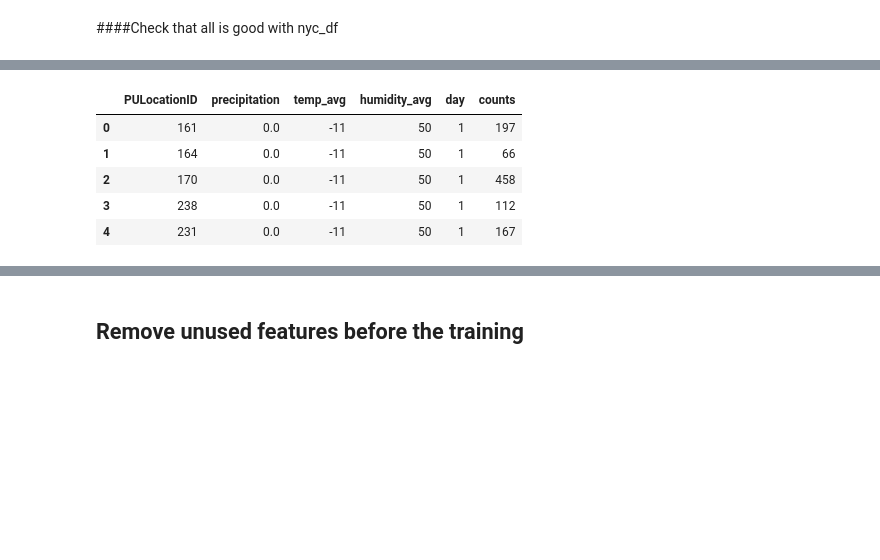
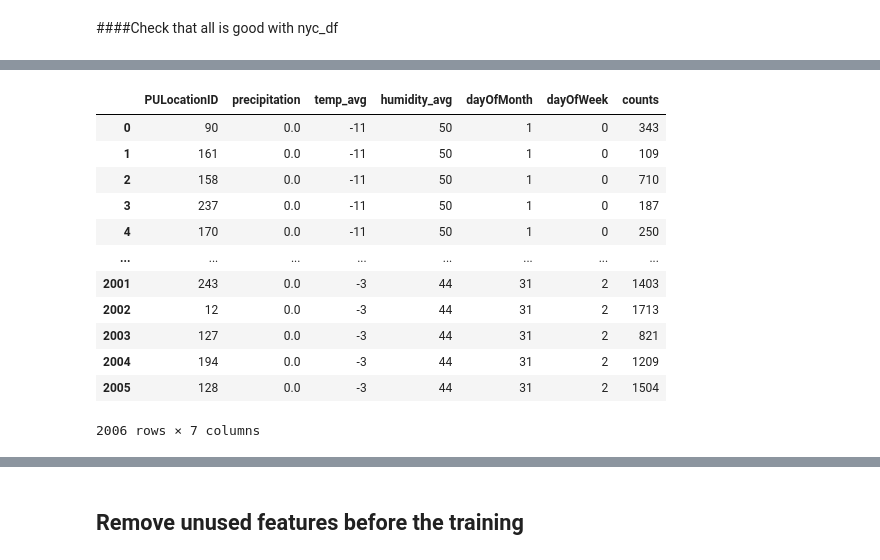
Before and after one commit to A5-015/nyc-taxi-data, a Jupyter notebook: nyc_taxi_data_analysis.ipynb, the cells around one changed output, grey strips where cells are left out. Saved outputs shown, nothing was run; the diff lists cells and outputs as text; code cells hidden in the pictures; blank space fills up the shorter version.

```diff
--- a/nyc_taxi_data_analysis.ipynb
+++ b/nyc_taxi_data_analysis.ipynb
@@ -431,3 +438,5 @@ weather_df.head()
+# %%
+weather_df['precipitation'] = weather_df['precipitation'].astype(str).astype(float)
 # %% [markdown]
 #### Check for missing values
 # %%
@@ -551,7 +578,8 @@ weather_df
 #     nyc_df.day[index] = int(nyc_df.tpep_pickup_datetime[index].strftime("%d"))
 
 nyc_df = pd.merge(nyc_df, weather_df[['precipitation','temp_avg','humidity_avg']], how='inner', left_index=True, right_index=True)
-nyc_df['day'] = nyc_df.tpep_pickup_datetime.dt.day
+nyc_df['dayOfMonth'] = nyc_df.tpep_pickup_datetime.dt.day
+nyc_df['dayOfWeek'] = nyc_df.tpep_pickup_datetime.dt.dayofweek
 # %% [markdown]
 ## Check for missing values
 # %%
@@ -751,6 +776,7 @@ nyc_df
 # %%
-df_17 = nyc_df.loc[nyc_df["tpep_pickup_datetime"].dt.year == 2017]
-df_18 = nyc_df.loc[nyc_df["tpep_pickup_datetime"].dt.year == 2018]
+df_17 = nyc_df.loc[(nyc_df["tpep_pickup_datetime"].dt.year == 2017)]
+df_18 = nyc_df.loc[(nyc_df["tpep_pickup_datetime"].dt.year == 2018)]
+df_19 = nyc_df.loc[(nyc_df["tpep_pickup_datetime"].dt.year == 2019)]
 
 df_17 = df_17.drop(columns=[  'tpep_pickup_datetime',
                               'tpep_dropoff_datetime',
@@ -785,14 +811,36 @@ df_18 = df_18.drop(columns=[  'tpep_pickup_datetime',
                               'tip_amount',
                               'tolls_amount',
                               'improvement_surcharge'])
+
+df_19 = df_19.drop(columns=[  'tpep_pickup_datetime',
+                              'tpep_dropoff_datetime',
+                              'DOLocationID',
+                              'VendorID',
+                              'RatecodeID',
+                              'store_and_fwd_flag',
+                              'payment_type',
+                              'passenger_count',
+                              'fare_amount',
+                              'total_amount',
+                              'trip_distance',
+                              'extra',
+                              'mta_tax',
+                              'tip_amount',
+                              'tolls_amount',
+                              'improvement_surcharge'])
 # %%
-df_17_counts = df_17.groupby(['day','PULocationID']).size().reset_index(name='count')['count']
-df_17 = df_17.drop_duplicates(['day','PULocationID'])
+df_17_counts = df_17.groupby(['dayOfMonth','PULocationID']).size().reset_index(name='count')['count']
+df_17 = df_17.drop_duplicates(['dayOfMonth','PULocationID'])
 df_17 = df_17.reset_index(drop=True)
 df_17['counts'] = df_17_counts
 
-df_18_counts = df_18.groupby(['day','PULocationID']).size().reset_index(name='count')['count']
-df_18 = df_18.drop_duplicates(['day','PULocationID'])
+df_18_counts = df_18.groupby(['dayOfMonth','PULocationID']).size().reset_index(name='count')['count']
+df_18 = df_18.drop_duplicates(['dayOfMonth','PULocationID'])
 df_18 = df_18.reset_index(drop=True)
 df_18['counts'] = df_18_counts
+
+df_19_counts = df_19.groupby(['dayOfMonth','PULocationID']).size().reset_index(name='count')['count']
+df_19 = df_19.drop_duplicates(['dayOfMonth','PULocationID'])
+df_19 = df_19.reset_index(drop=True)
+df_19['counts'] = df_19_counts
 # %%
@@ -807,9 +862,16 @@ df_17.head()
 # %%
-df_18.head()
+df_18
 # %% [output]
-|  | PULocationID | precipitation | temp_avg | humidity_avg | day | counts |
-| 0 | 161 | 0.0 | -11 | 50 | 1 | 197 |
-| 1 | 164 | 0.0 | -11 | 50 | 1 | 66 |
-| 2 | 170 | 0.0 | -11 | 50 | 1 | 458 |
-| 3 | 238 | 0.0 | -11 | 50 | 1 | 112 |
-| 4 | 231 | 0.0 | -11 | 50 | 1 | 167 |
+|  | PULocationID | precipitation | temp_avg | humidity_avg | dayOfMonth | dayOfWeek | counts |
+| 0 | 90 | 0.0 | -11 | 50 | 1 | 0 | 343 |
+| 1 | 161 | 0.0 | -11 | 50 | 1 | 0 | 109 |
+| 2 | 158 | 0.0 | -11 | 50 | 1 | 0 | 710 |
+| 3 | 237 | 0.0 | -11 | 50 | 1 | 0 | 187 |
+| 4 | 170 | 0.0 | -11 | 50 | 1 | 0 | 250 |
+| ... | ... | ... | ... | ... | ... | ... | ... |
+| 2001 | 243 | 0.0 | -3 | 44 | 31 | 2 | 1403 |
+| 2002 | 12 | 0.0 | -3 | 44 | 31 | 2 | 1713 |
+| 2003 | 127 | 0.0 | -3 | 44 | 31 | 2 | 821 |
+| 2004 | 194 | 0.0 | -3 | 44 | 31 | 2 | 1209 |
+| 2005 | 128 | 0.0 | -3 | 44 | 31 | 2 | 1504 |
+2006 rows × 7 columns
```
Also changed, not shown: parts of 43 cells of this notebook.
